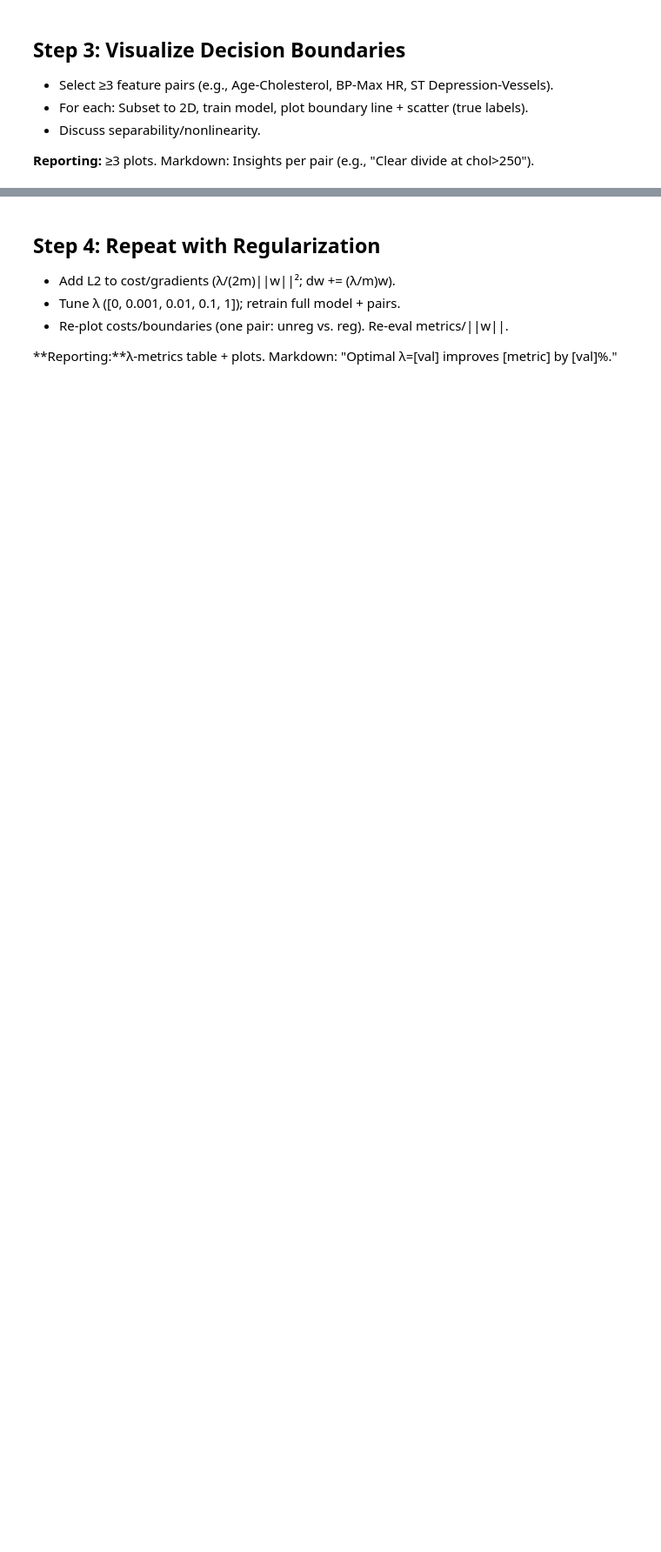
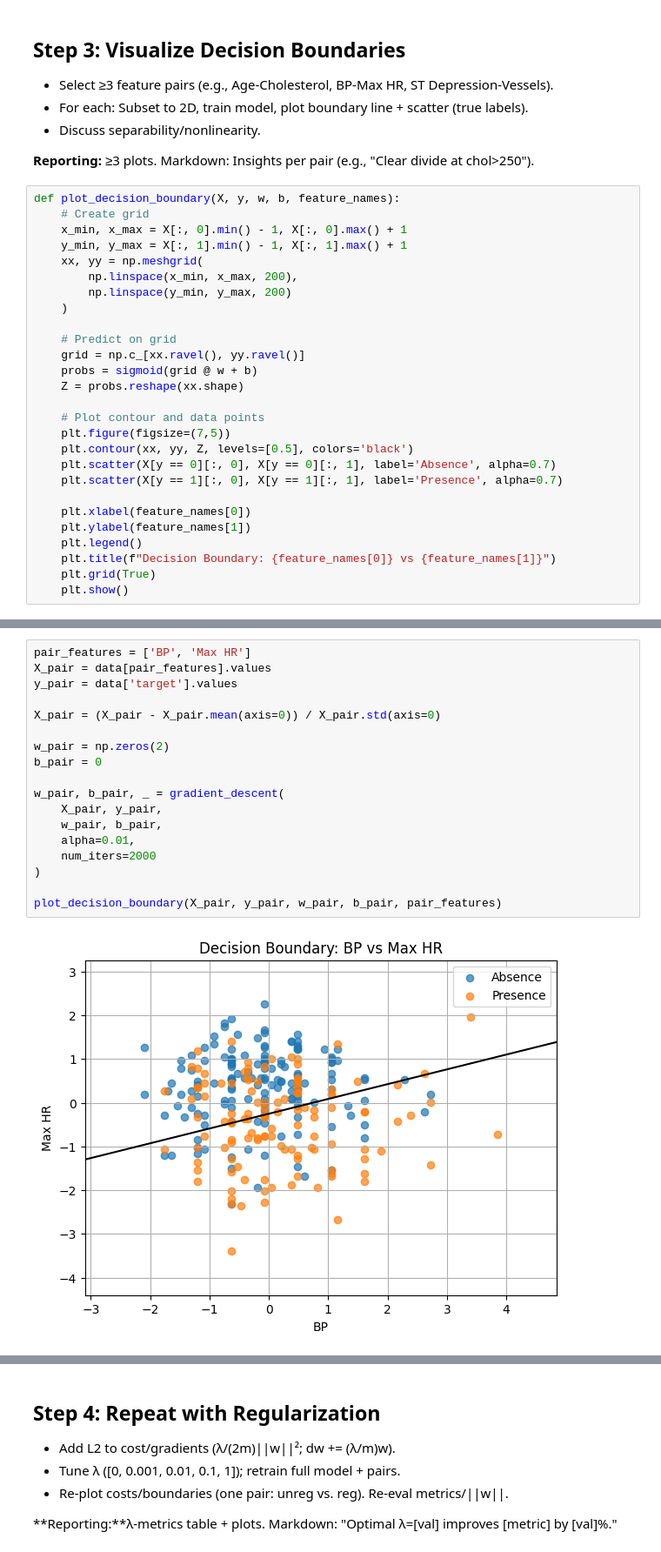
Before and after one commit to JeissonS02/Heart-Disease-Risk-Prediction, a Jupyter notebook: heart_disease_lr_analysis.ipynb, the cells around one changed output, grey strips where cells are left out. Shown at 87% size. Saved outputs shown, nothing was run; the diff lists cells and outputs as text; blank space fills up the shorter version.

```diff
--- a/heart_disease_lr_analysis.ipynb
+++ b/heart_disease_lr_analysis.ipynb
@@ -502,3 +504,30 @@ This interpretation aligns with clinical intuition, as variables such as cholest
 * Discuss separability/nonlinearity.
 
 **Reporting:** ≥3 plots. Markdown: Insights per pair (e.g., "Clear divide at chol>250").
+# %%
+def plot_decision_boundary(X, y, w, b, feature_names):
+    # Create grid
+    x_min, x_max = X[:, 0].min() - 1, X[:, 0].max() + 1
+    y_min, y_max = X[:, 1].min() - 1, X[:, 1].max() + 1
+    xx, yy = np.meshgrid(
+        np.linspace(x_min, x_max, 200),
+        np.linspace(y_min, y_max, 200)
+    )
+
+    # Predict on grid
+    grid = np.c_[xx.ravel(), yy.ravel()]
+    probs = sigmoid(grid @ w + b)
+    Z = probs.reshape(xx.shape)
+
+    # Plot contour and data points
+    plt.figure(figsize=(7,5))
+    plt.contour(xx, yy, Z, levels=[0.5], colors='black')
+    plt.scatter(X[y == 0][:, 0], X[y == 0][:, 1], label='Absence', alpha=0.7)
+    plt.scatter(X[y == 1][:, 0], X[y == 1][:, 1], label='Presence', alpha=0.7)
+
+    plt.xlabel(feature_names[0])
+    plt.ylabel(feature_names[1])
+    plt.legend()
+    plt.title(f"Decision Boundary: {feature_names[0]} vs {feature_names[1]}")
+    plt.grid(True)
+    plt.show()
@@ -504,0 +561,20 @@ This interpretation aligns with clinical intuition, as variables such as cholest
+# %%
+pair_features = ['BP', 'Max HR']
+X_pair = data[pair_features].values
+y_pair = data['target'].values
+
+X_pair = (X_pair - X_pair.mean(axis=0)) / X_pair.std(axis=0)
+
+w_pair = np.zeros(2)
+b_pair = 0
+
+w_pair, b_pair, _ = gradient_descent(
+    X_pair, y_pair,
+    w_pair, b_pair,
+    alpha=0.01,
+    num_iters=2000
+)
+
+plot_decision_boundary(X_pair, y_pair, w_pair, b_pair, pair_features)
+# %% [output]
+[figure, added]
```
Also changed, not shown: parts of 7 cells of this notebook.
